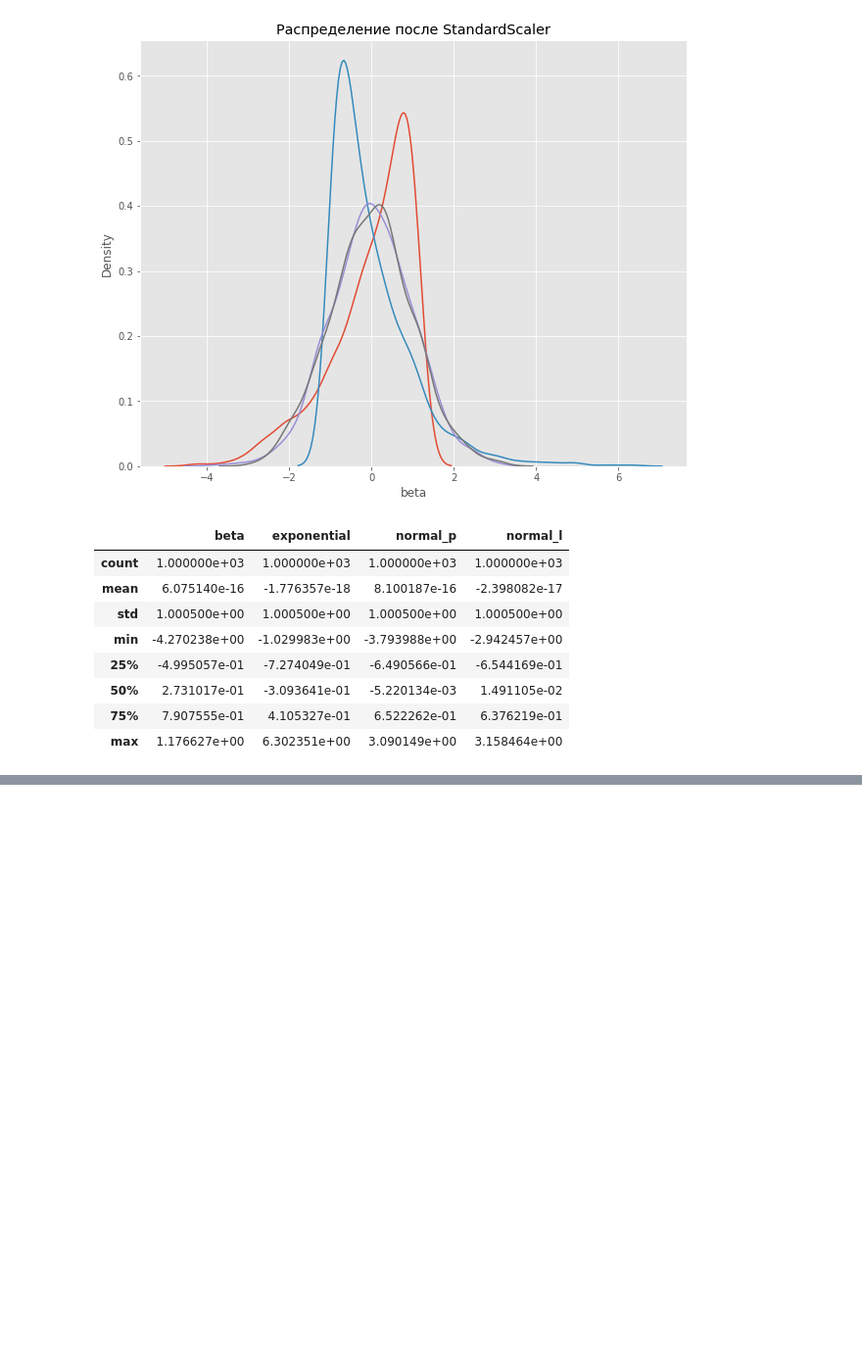
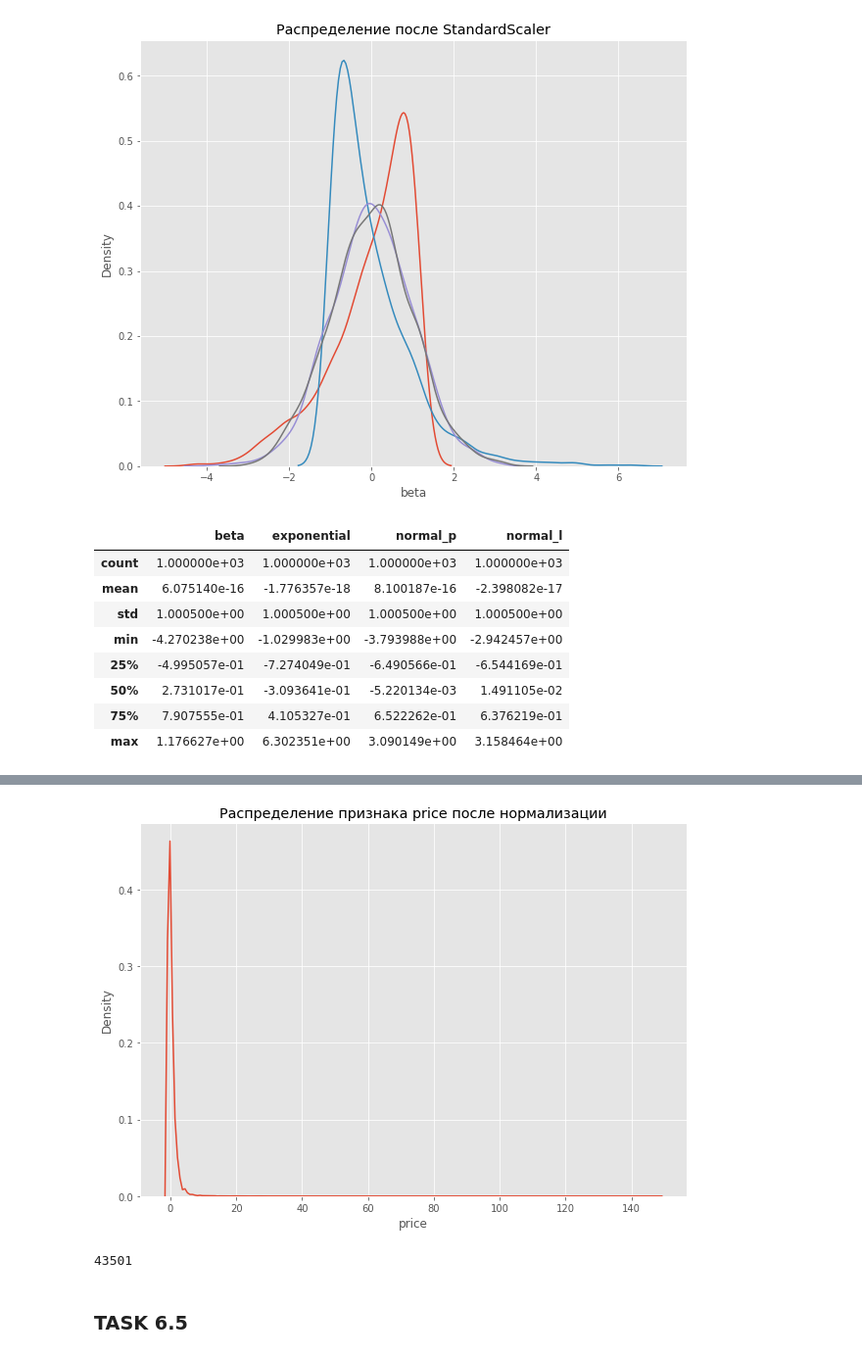
Before and after one commit to AleksejRum/sf_data_science, a Jupyter notebook: Modules/EDA/EDA3_Feature_engineering/Feature_engineering.ipynb, the cells around one changed output, grey strips where cells are left out. Shown at 98% size. Saved outputs shown, nothing was run; the diff lists cells and outputs as text; code cells hidden in the pictures; blank space fills up the shorter version.

```diff
--- a/Modules/EDA/EDA3_Feature_engineering/Feature_engineering.ipynb
+++ b/Modules/EDA/EDA3_Feature_engineering/Feature_engineering.ipynb
@@ -882,0 +921,17 @@ df_s.describe()
+# %%
+# Признак цены распределен не нормально, соответственно нам необходимо его нормализовать.
+# Выбираем способ нормализации RobustScaler так как признак 'price' не был предварительно подвергнут обработке выбросов,
+# распределение сильно смещено влевоо из-за высоких цен на некоторые вина.
+
+# For normalization & standardization
+from sklearn import preprocessing
+
+# Initializing the normalizer RobustScaler
+mm_scaler = preprocessing.RobustScaler()
+
+# Copying the original dataset
+wine_df2 = mm_scaler.fit_transform(wine_df[['price']])
+
+# Converting an intermediate dataset into a dataframe
+wine_df2 = pd.DataFrame(wine_df2, columns=['price'])
+wine_df2
@@ -882,0 +952,12 @@ df_s.describe()
+# %%
+fig = plt.figure(figsize=(10,7))
+kde_plot = sns.kdeplot(wine_df2['price'])
+kde_plot.set_title('Распределение признака price после нормализации');
+# %% [output]
+[figure, added]
+# %%
+round(wine_df2['price'].sum())
+# %% [output]
+43501
+# %% [markdown]
+### TASK 6.5
```
Also changed, not shown: parts of 43 cells of this notebook, 1 other file.
